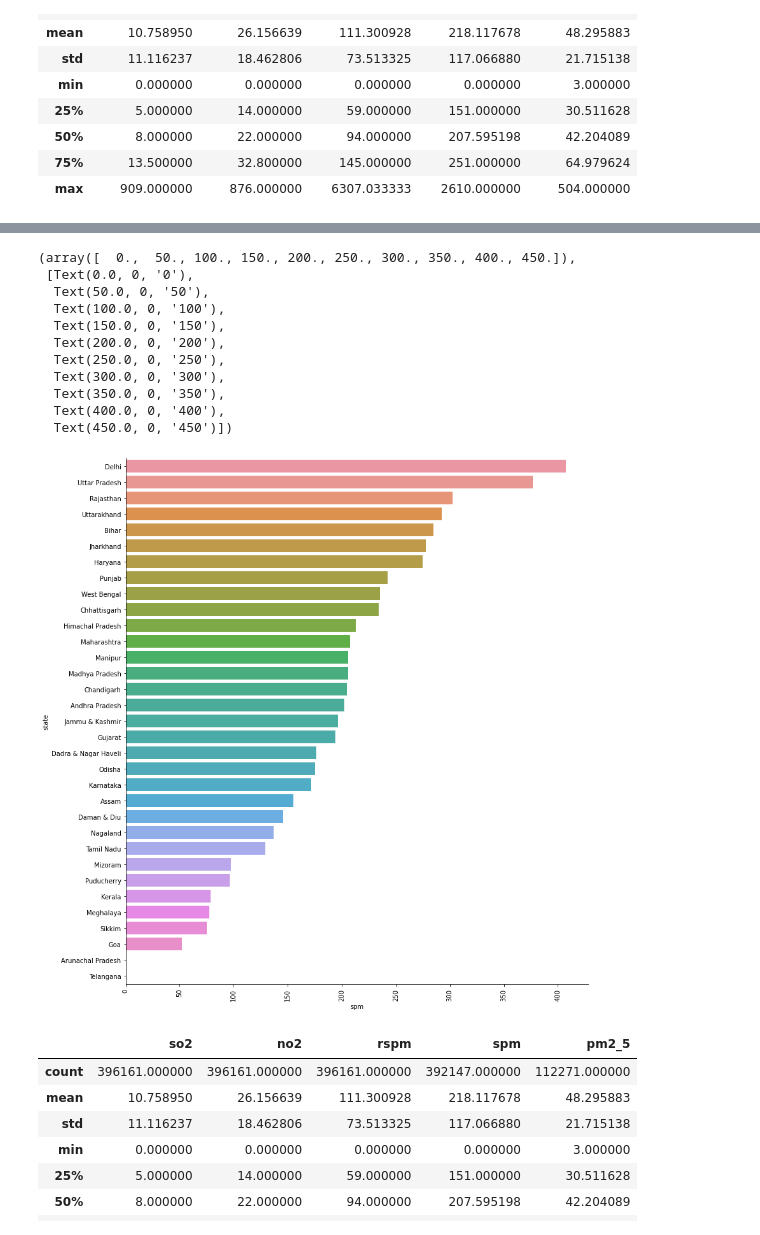
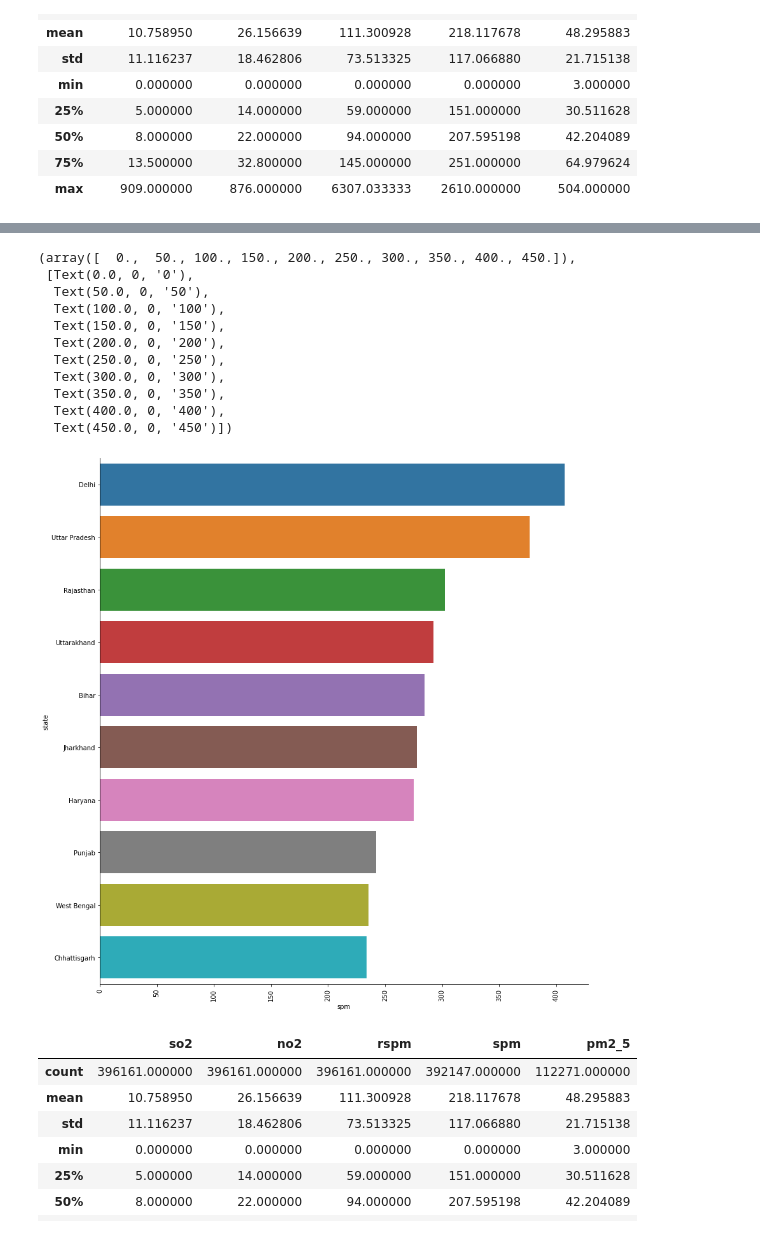
Before and after one commit to hd1801/AQI-Data-Analysis-Project, a Jupyter notebook: AQI.ipynb, the cells around one changed output, grey strips where cells are left out. Drawn from its saved outputs; the diff is of its cells as text; code cells hidden in the pictures.

```diff
--- a/AQI.ipynb
+++ b/AQI.ipynb
@@ -331,20 +331,20 @@ plt.xticks(rotation=90)
 # %%
 spm=data[['spm', 'state']].groupby(['state']).median().sort_values("spm", ascending = False)
-ax = sns.catplot(x="spm", y=spm.index, data=spm, kind="bar" , height=12)
+ax = sns.catplot(x="spm", y=spm.head(10).index, data=spm.head(10), kind="bar" , height=12)
 plt.xticks(rotation=90)
 # %% [output]
 (array([  0.,  50., 100., 150., 200., 250., 300., 350., 400., 450.]),
  [Text(0.0, 0, '0'),
   Text(50.0, 0, '50'),
   Text(100.0, 0, '100'),
   Text(150.0, 0, '150'),
   Text(200.0, 0, '200'),
   Text(250.0, 0, '250'),
   Text(300.0, 0, '300'),
   Text(350.0, 0, '350'),
   Text(400.0, 0, '400'),
   Text(450.0, 0, '450')])
-[figure, old version]
+[figure, new version]
 # %%
 data.describe()
 # %% [output]
```
Also changed, not shown: parts of 8 cells of this notebook.
